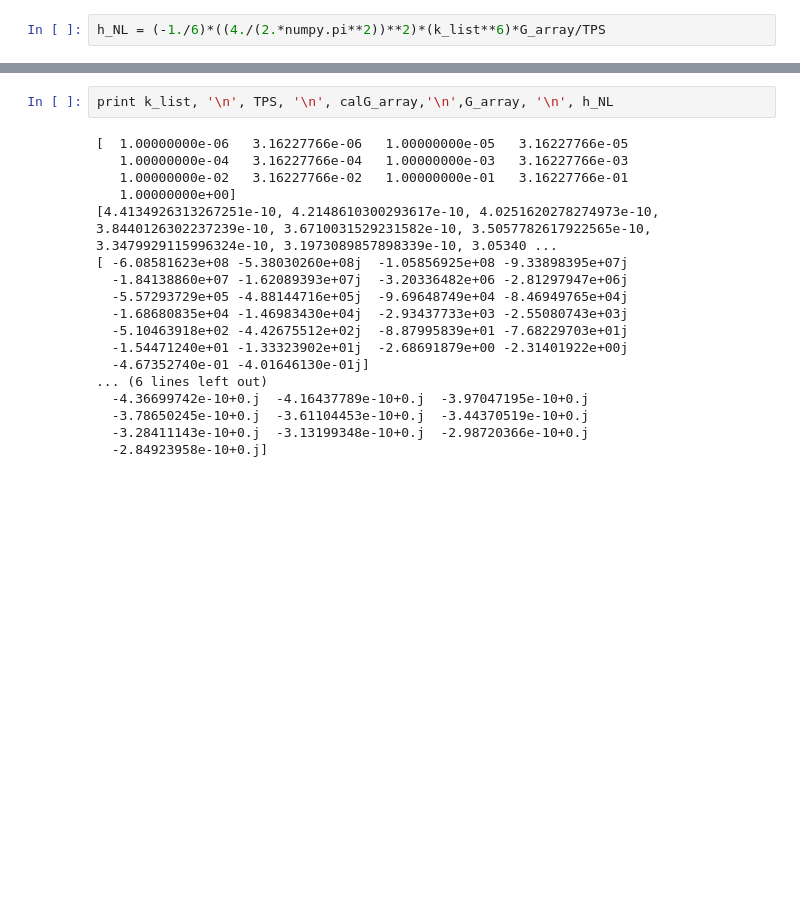
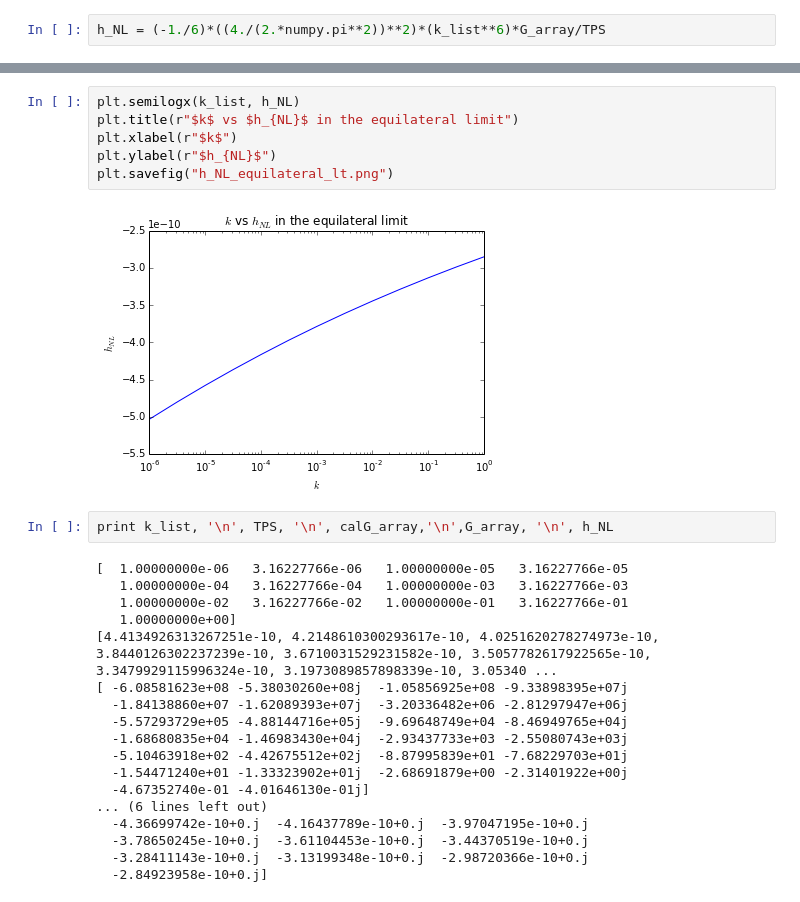
Before and after one commit to rahulporuri/project_work, a Jupyter notebook: power_law/tensor_bi-spectrum.ipynb, the cells around one changed output, grey strips where cells are left out. Cells and saved outputs as stored; diff of their text form; blank space fills up the shorter version.

```diff
--- a/power_law/tensor_bi-spectrum.ipynb
+++ b/power_law/tensor_bi-spectrum.ipynb
@@ -342,3 +343,11 @@ plt.semilogx(k_list, h_NL)
+# %%
+plt.semilogx(k_list, h_NL)
+plt.title(r"$k$ vs $h_{NL}$ in the equilateral limit")
+plt.xlabel(r"$k$")
+plt.ylabel(r"$h_{NL}$")
+plt.savefig("h_NL_equilateral_lt.png")
+# %% [output]
+[figure, added]
 # %%
 print k_list, '\n', TPS, '\n', calG_array,'\n',G_array, '\n', h_NL
 # %% [output]
```
Also changed, not shown: parts of 8 cells of this notebook, 3 other files.
